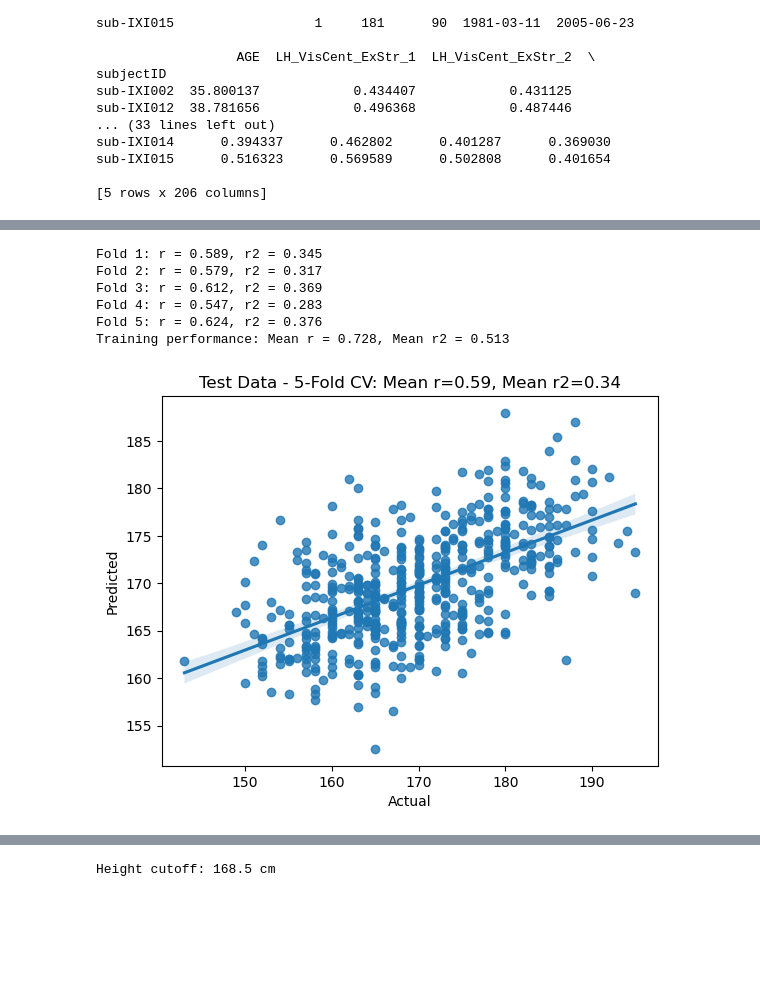
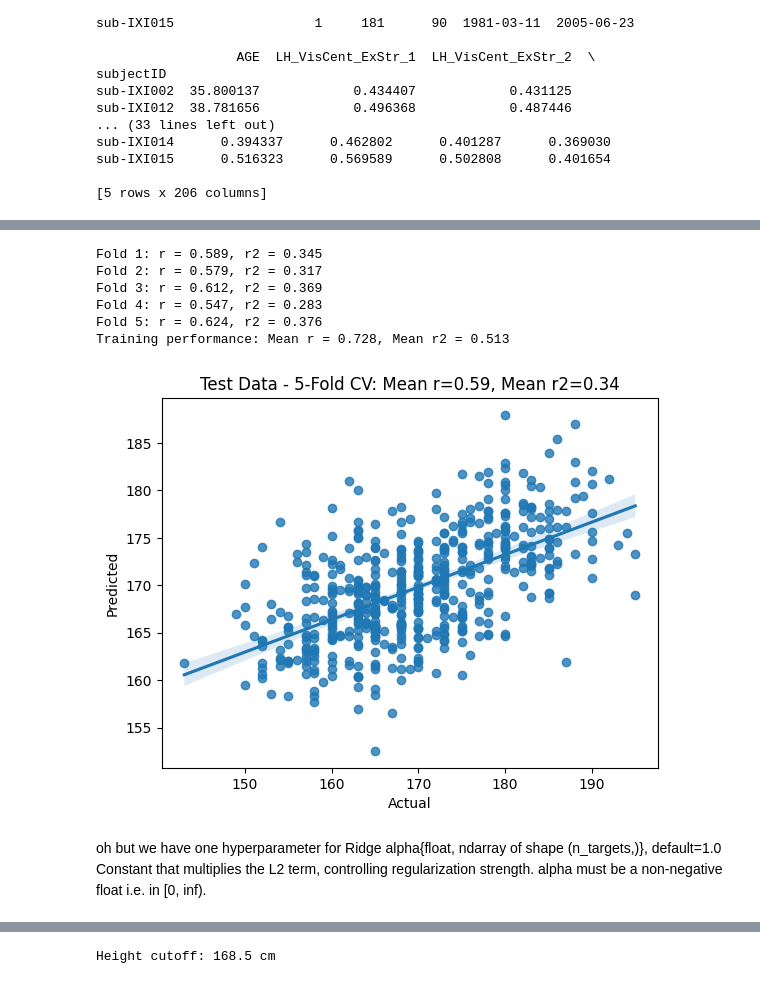
Before and after one commit to N-Nieto/OHBM_SEA-SIG_Educational_Course, a Jupyter notebook: 01_basic_ML/01_basic_ML.ipynb, the cells around one changed output, grey strips where cells are left out. Saved outputs shown, nothing was run; the diff lists cells and outputs as text; code cells hidden in the pictures; blank space fills up the shorter version.

```diff
--- a/01_basic_ML/01_basic_ML.ipynb
+++ b/01_basic_ML/01_basic_ML.ipynb
@@ -78,49 +82,57 @@ for fold, (train_index, test_index) in enumerate(outer_cv.split(df_data)):
     train_data = df_data.iloc[train_index]
     test_data = df_data.iloc[test_index]
 
-            # Train Ridge model
+    # Train Ridge model
     model = Ridge()
-    model.fit(train_data[columns_GMV], train_data['HEIGHT'])
+    model.fit(train_data[columns_GMV], train_data["HEIGHT"])
 
     # Predict
     y_pred = model.predict(test_data[columns_GMV])
-    y_true = test_data['HEIGHT'].values
+    y_true = test_data["HEIGHT"].values
 
     # Store for global plot
     all_true.extend(y_true)
     all_pred.extend(y_pred)
 
     # Evaluate
     test_r = np.corrcoef(y_true, y_pred)[0, 1]
     test_r2 = r2_score(y_true, y_pred)
     test_r_scores.append(test_r)
     test_r2_scores.append(test_r2)
 
-    print(f"Fold {fold+1}: r = {test_r:.3f}, r2 = {test_r2:.3f}")
+    print(f"Fold {fold + 1}: r = {test_r:.3f}, r2 = {test_r2:.3f}")
 
     # Evaluate on the training data as well (do we overfit?)
     y_train_pred = model.predict(train_data[columns_GMV])
-    y_train_true = train_data['HEIGHT'].values
+    y_train_true = train_data["HEIGHT"].values
     train_r = np.corrcoef(y_train_true, y_train_pred)[0, 1]
     train_r2 = r2_score(y_train_true, y_train_pred)
     train_r_scores.append(train_r)
     train_r2_scores.append(train_r2)
 
 # Print training performance
-print(f"Training performance: Mean r = {np.mean(train_r_scores):.3f}, Mean r2 = {np.mean(train_r2_scores):.3f}")
+print(
+    f"Training performance: Mean r = {np.mean(train_r_scores):.3f}, Mean r2 = {np.mean(train_r2_scores):.3f}"
+)
 
 # Overall plot
 sns.regplot(x=all_true, y=all_pred)
-plt.xlabel('Actual')
-plt.ylabel('Predicted')
-plt.title(f'Test Data - 5-Fold CV: Mean r={np.mean(test_r_scores):.2f}, Mean r2={np.mean(test_r2_scores):.2f}')
+plt.xlabel("Actual")
+plt.ylabel("Predicted")
+plt.title(
+    f"Test Data - 5-Fold CV: Mean r={np.mean(test_r_scores):.2f}, Mean r2={np.mean(test_r2_scores):.2f}"
+)
 plt.show()
 # %% [output]
 Fold 1: r = 0.589, r2 = 0.345
 Fold 2: r = 0.579, r2 = 0.317
 Fold 3: r = 0.612, r2 = 0.369
 Fold 4: r = 0.547, r2 = 0.283
 Fold 5: r = 0.624, r2 = 0.376
 Training performance: Mean r = 0.728, Mean r2 = 0.513
-[figure, old version]
+[figure, new version]
+# %% [markdown]
+ oh but we have one hyperparameter for Ridge
+ alpha{float, ndarray of shape (n_targets,)}, default=1.0
+    Constant that multiplies the L2 term, controlling regularization strength. alpha must be a non-negative float i.e. in [0, inf).
 # %%
```
Also changed, not shown: parts of 11 cells of this notebook.
